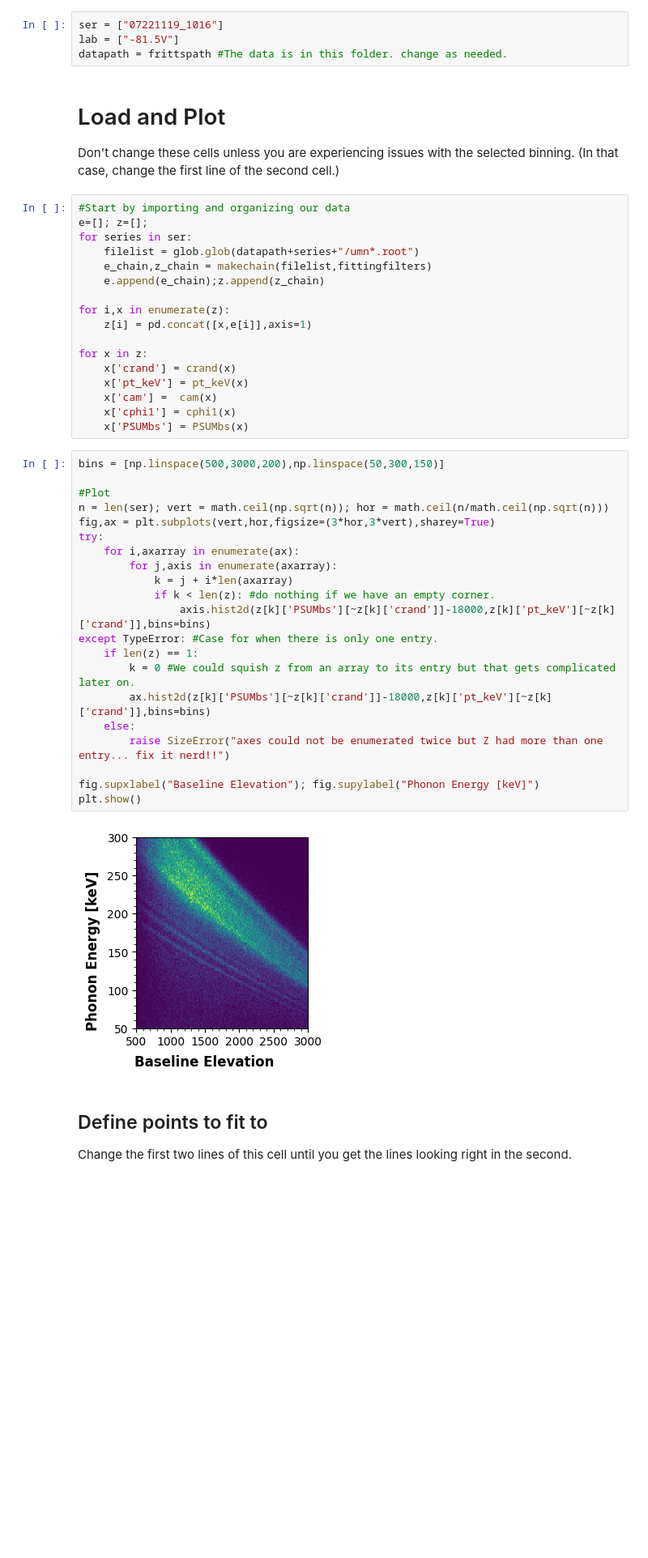
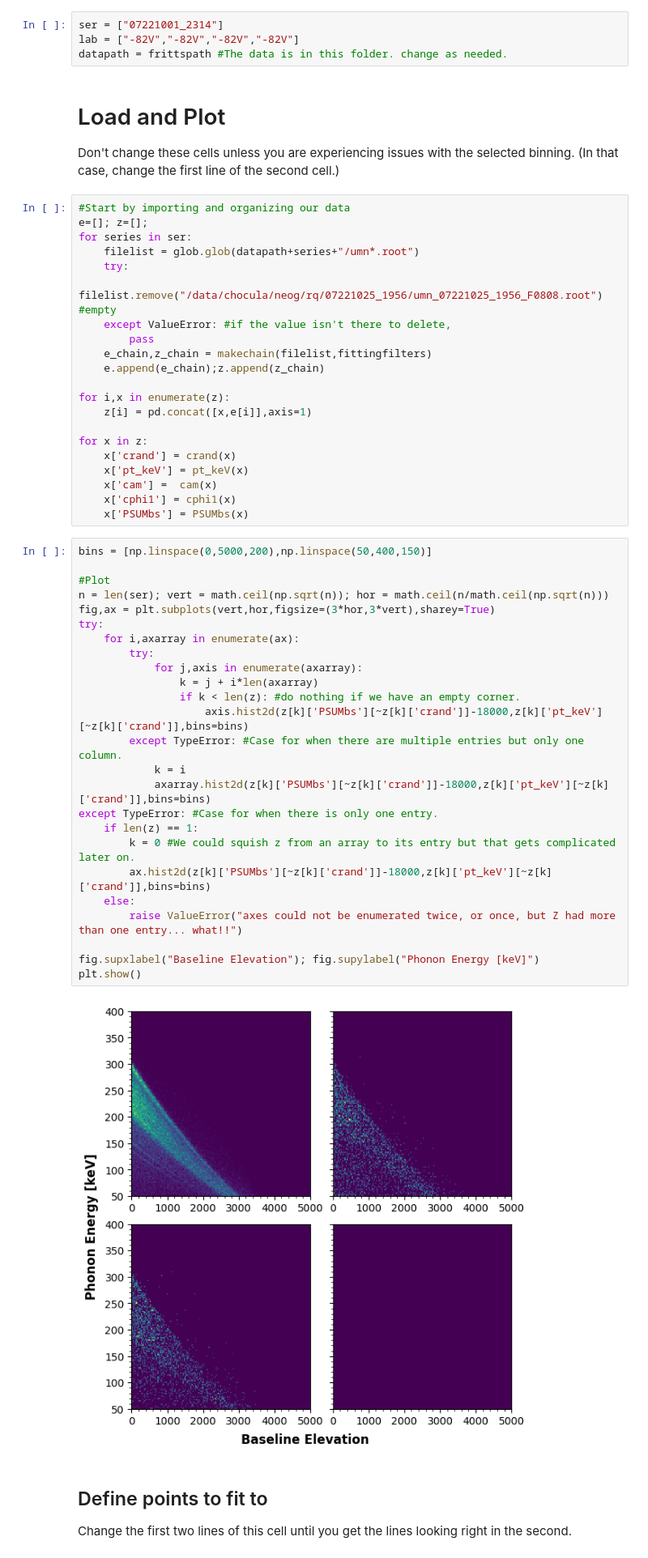
Before and after one commit to villano-lab/R76Analysis, a Jupyter notebook: Correction_Sandbox.ipynb, the cells around one changed output. Shown at 81% size. Cells and saved outputs as stored; diff of their text form; blank space fills up the shorter version.

```diff
--- a/Correction_Sandbox.ipynb
+++ b/Correction_Sandbox.ipynb
@@ -26,8 +26,8 @@ neogpath = "/data/chocula/neog/rq/"
 ## Data Selection
 Change this cell in order to select and label data.
 # %%
-ser = ["07221119_1016"]
-lab = ["-81.5V"]
+ser = ["07221001_2314"]
+lab = ["-82V","-82V","-82V","-82V"]
 datapath = frittspath #The data is in this folder. change as needed.
 # %% [markdown]
 # Load and Plot
@@ -37,6 +37,10 @@ Don't change these cells unless you are experiencing issues with the selected bi
 e=[]; z=[];
 for series in ser:
     filelist = glob.glob(datapath+series+"/umn*.root")
+    try:
+        filelist.remove("/data/chocula/neog/rq/07221025_1956/umn_07221025_1956_F0808.root") #empty
+    except ValueError: #if the value isn't there to delete,
+        pass
     e_chain,z_chain = makechain(filelist,fittingfilters)
     e.append(e_chain);z.append(z_chain)
 
@@ -50,28 +54,32 @@ for x in z:
     x['cphi1'] = cphi1(x)
     x['PSUMbs'] = PSUMbs(x)
 # %%
-bins = [np.linspace(500,3000,200),np.linspace(50,300,150)]
+bins = [np.linspace(0,5000,200),np.linspace(50,400,150)]
 
 #Plot
 n = len(ser); vert = math.ceil(np.sqrt(n)); hor = math.ceil(n/math.ceil(np.sqrt(n)))
 fig,ax = plt.subplots(vert,hor,figsize=(3*hor,3*vert),sharey=True)
 try:
     for i,axarray in enumerate(ax):
-        for j,axis in enumerate(axarray):
-            k = j + i*len(axarray)
-            if k < len(z): #do nothing if we have an empty corner.
-                axis.hist2d(z[k]['PSUMbs'][~z[k]['crand']]-18000,z[k]['pt_keV'][~z[k]['crand']],bins=bins)
+        try:
+            for j,axis in enumerate(axarray):
+                k = j + i*len(axarray)
+                if k < len(z): #do nothing if we have an empty corner.
+                    axis.hist2d(z[k]['PSUMbs'][~z[k]['crand']]-18000,z[k]['pt_keV'][~z[k]['crand']],bins=bins)
+        except TypeError: #Case for when there are multiple entries but only one column.
+            k = i
+            axarray.hist2d(z[k]['PSUMbs'][~z[k]['crand']]-18000,z[k]['pt_keV'][~z[k]['crand']],bins=bins)
 except TypeError: #Case for when there is only one entry.
     if len(z) == 1:
         k = 0 #We could squish z from an array to its entry but that gets complicated later on.
         ax.hist2d(z[k]['PSUMbs'][~z[k]['crand']]-18000,z[k]['pt_keV'][~z[k]['crand']],bins=bins)
     else:
-        raise SizeError("axes could not be enumerated twice but Z had more than one entry... fix it nerd!!")
+        raise ValueError("axes could not be enumerated twice, or once, but Z had more than one entry... what!!")
 
 fig.supxlabel("Baseline Elevation"); fig.supylabel("Phonon Energy [keV]")
 plt.show()
 # %% [output]
-[figure, old version]
+[figure, new version]
 # %% [markdown]
 ## Define points to fit to
 Change the first two lines of this cell until you get the lines looking right in the second.
```
Also changed, not shown: parts of 8 cells of this notebook, 2 other files.
